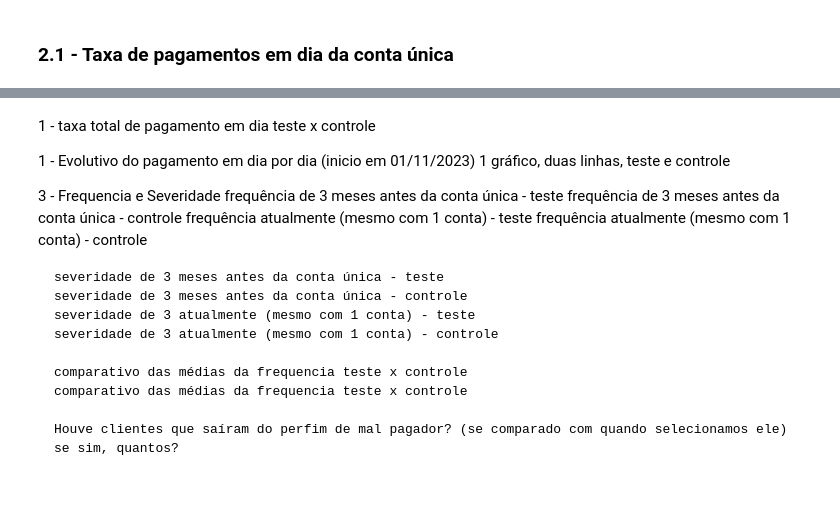
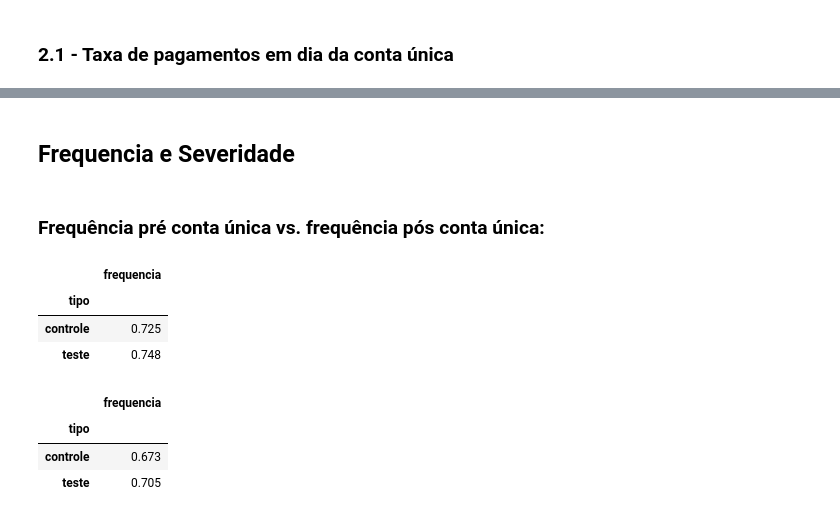
Before and after one commit to lemonenergy/2023-12-07-conta_unica_avaliacao_de_resultados, a Jupyter notebook: resultados_conta_unica.ipynb, the cells around one changed output, grey strips where cells are left out. Drawn from its saved outputs; the diff is of its cells as text; code cells hidden in the pictures.

```diff
--- a/resultados_conta_unica.ipynb
+++ b/resultados_conta_unica.ipynb
@@ -233,22 +187,17 @@ qt_pgt_dia_df
-# %% [markdown]
-1 - taxa total de pagamento em dia teste x controle
-
-1 - Evolutivo do pagamento em dia por dia (inicio em 01/11/2023)
-    1 gráfico, duas linhas, teste e controle
-
-3 - Frequencia e Severidade
-    frequência de 3 meses antes da conta única - teste
-    frequência de 3 meses antes da conta única - controle
-    frequência atualmente (mesmo com 1 conta) - teste
-    frequência atualmente (mesmo com 1 conta) - controle
-
-    severidade de 3 meses antes da conta única - teste
-    severidade de 3 meses antes da conta única - controle
-    severidade de 3 atualmente (mesmo com 1 conta) - teste
-    severidade de 3 atualmente (mesmo com 1 conta) - controle
-
-    comparativo das médias da frequencia teste x controle
-    comparativo das médias da frequencia teste x controle
-
-    Houve clientes que saíram do perfim de mal pagador? (se comparado com quando selecionamos ele)
-    se sim, quantos?
+# %% [markdown]
+## Frequencia e Severidade
+# %%
+def get_frequencia(df, janela_inicio, janela_fim,n,tipo=['teste','controle']):
+    cond0 = df['data_envio'] >= janela_inicio
+    cond1 = df['data_envio'] <= janela_fim
+    cond2 = df['data_vencimento'] <= janela_fim
+    cond3 = df['tipo'].isin(tipo)
+    cond = ((cond0 & cond1) & cond2) & cond3
+
+    cob_interesse = data_raw.loc[cond,:].copy()
+    cob_interesse['pagamento_em_dia'] = cob_interesse['diff_pagamento_vencimento'].apply(check_pagamento_em_dia)
+
+    grouped = cob_interesse[['numero_instalacao','tipo','pagamento_em_dia']].groupby(by=['numero_instalacao','tipo'], as_index= False)
+    df = grouped.agg(lambda x: list(x)[-n:])
+    df['frequencia'] = df['pagamento_em_dia'].apply(lambda x: 1 - (sum(x)/len(x)))
+    return df
@@ -254,0 +231,29 @@ qt_pgt_dia_df
+# %% [markdown]
+### Frequência pré conta única vs. frequência pós conta única:
+# %%
+frequencia_pre_df = get_frequencia(df = data_raw,
+                                   janela_inicio = '20222-01-01',
+                                   janela_fim = data_inicio_teste,
+                                   n = 3)
+
+grouped  = frequencia_pre_df[['tipo','frequencia']].groupby(by='tipo')
+grouped.mean()
+# %% [output]
+|  | frequencia |
+| tipo |  |
+| controle | 0.725 |
+| teste | 0.748 |
+# %%
+frequencia_pos_df = get_frequencia(df = data_raw,
+                                   janela_inicio = data_inicio_teste,
+                                   janela_fim = datetime.strftime(current_date,'%Y-%m-%d'),
+                                   n = 4)
+
+frequencia_pos_df
+grouped  = frequencia_pos_df[['tipo','frequencia']].groupby(by='tipo')
+grouped.mean()
+# %% [output]
+|  | frequencia |
+| tipo |  |
+| controle | 0.673 |
+| teste | 0.705 |
```
Also changed, not shown: parts of 11 cells of this notebook.
